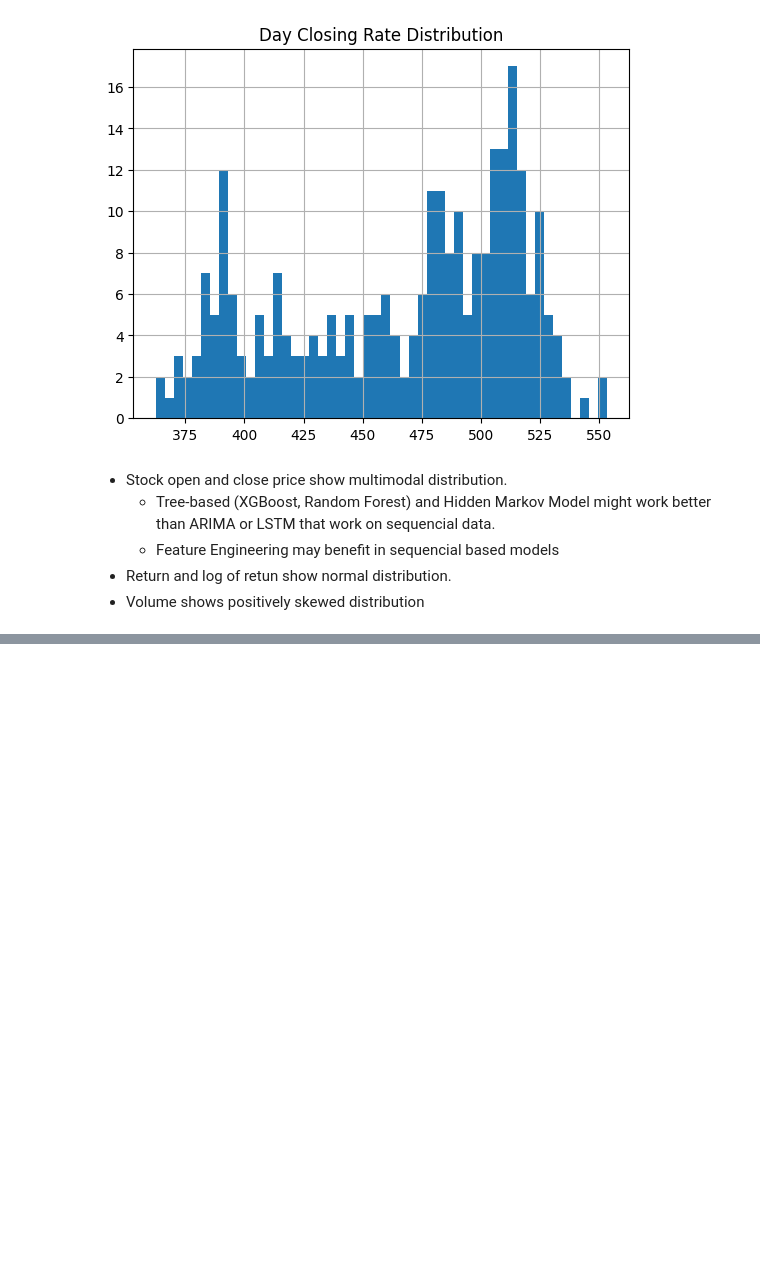
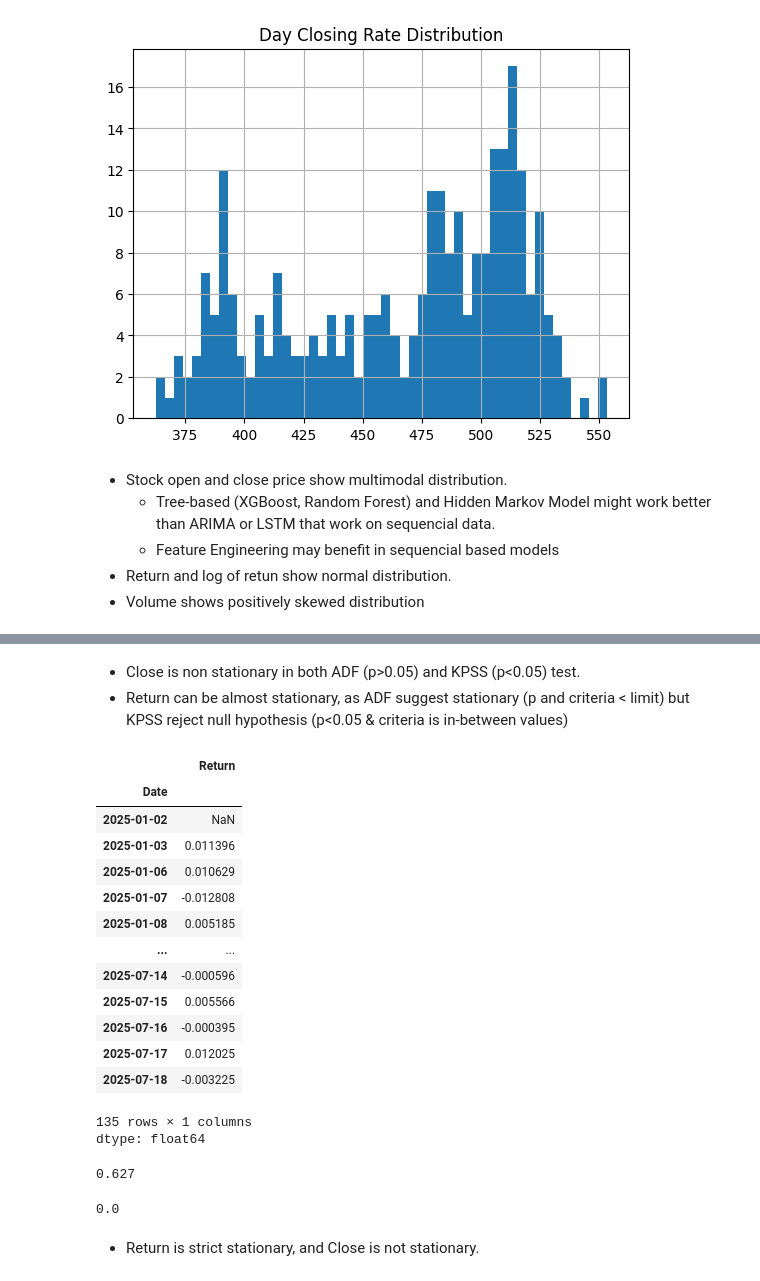
Before and after one commit to shashankgarewal/Time-Series-Analysis-Forecasting, a Jupyter notebook: notebooks/02_eda_analysis.ipynb, the cells around one changed output, grey strips where cells are left out. Saved outputs shown, nothing was run; the diff lists cells and outputs as text; code cells hidden in the pictures; blank space fills up the shorter version.

Commit message:
Add stationarity check for close & return

```diff
--- a/notebooks/02_eda_analysis.ipynb
+++ b/notebooks/02_eda_analysis.ipynb
@@ -124,0 +198,40 @@ plt.show()
+# %% [markdown]
+* Close is non stationary in both ADF (p>0.05) and KPSS (p<0.05) test.
+* Return can be almost stationary, as ADF suggest stationary (p and criteria < limit) but KPSS reject null hypothesis (p<0.05 & criteria is in-between values)
+# %%
+time_df['Return'].drop[0:split]
+# %% [output]
+|  | Return |
+| Date |  |
+| 2025-01-02 | NaN |
+| 2025-01-03 | 0.011396 |
+| 2025-01-06 | 0.010629 |
+| 2025-01-07 | -0.012808 |
+| 2025-01-08 | 0.005185 |
+| ... | ... |
+| 2025-07-14 | -0.000596 |
+| 2025-07-15 | 0.005566 |
+| 2025-07-16 | -0.000395 |
+| 2025-07-17 | 0.012025 |
+| 2025-07-18 | -0.003225 |
+135 rows × 1 columns
+dtype: float64
+# %%
+# strict stationary test on return
+## ks test
+## null hyphothesis: stationary
+split = len(time_df['Return'].dropna()) // 2
+stat, pvalue = ks_2samp(time_df['Return'].dropna()[0:split],
+                        time_df['Return'].dropna()[split:-1])
+print(round(pvalue, 3))
+# %% [output]
+0.627
+# %%
+split = len(time_df['Close'].dropna()) // 2
+stat, pvalue = ks_2samp(time_df['Close'].dropna()[0:split],
+                        time_df['Close'].dropna()[split:-1])
+print(round(pvalue, 3))
+# %% [output]
+0.0
+# %% [markdown]
+* Return is strict stationary, and Close is not stationary.
```
Also changed, not shown: parts of 9 cells of this notebook.
